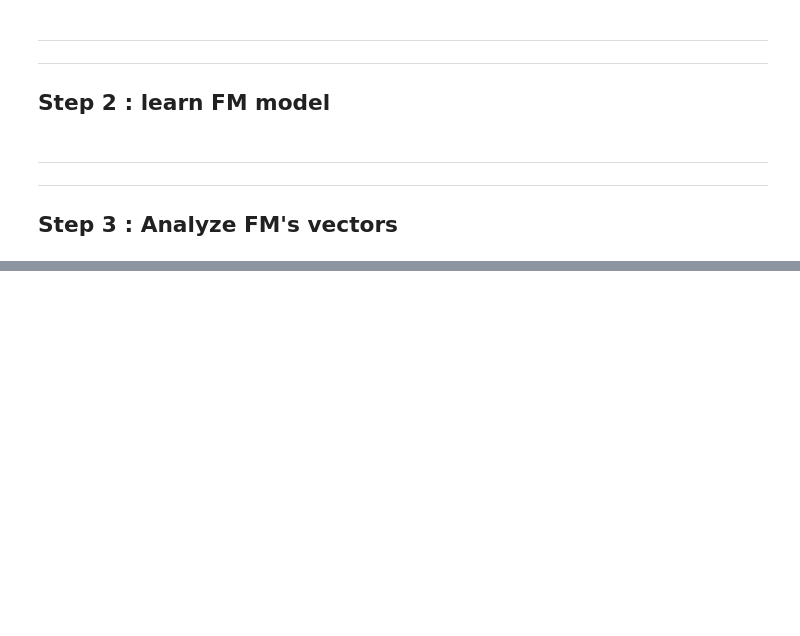
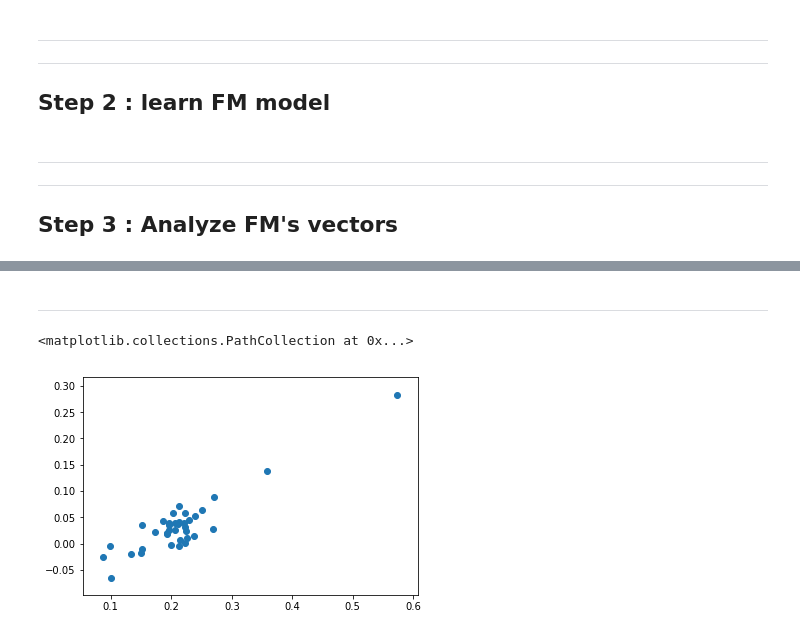
Before and after one commit to yoonkt200/recommender-system, a Jupyter notebook: factorization-machine/xlearn_results_analysis.ipynb, the cells around one changed output, grey strips where cells are left out. Cells and saved outputs as stored; diff of their text form; code cells hidden in the pictures; blank space fills up the shorter version.

```diff
--- a/factorization-machine/xlearn_results_analysis.ipynb
+++ b/factorization-machine/xlearn_results_analysis.ipynb
@@ -195,22 +208,3 @@ runner()
 -----
 -----
 ## Step 3 : Analyze FM's vectors
-# %%
-txt_path = './model.txt'
-
-w = list()
-v = list()
-with open(txt_path, 'r') as my_file:
-    lines = my_file.readlines()
-    for line in lines:
-        cut_line = line.strip().split(' ')
-        if len(cut_line) == 1:
-            w.append(cut_line[0])
-        elif len(cut_line) > 1:
-            v.append(cut_line)
-
-w = np.array(w).astype(np.float)
-v = np.array(v).astype(np.float)
-
-v_r = np.array(v).astype(np.float).ravel()
-v_ij = np.matmul(v, v.T).ravel()
@@ -218,0 +243,4 @@ ValueError: setting an array element with a sequence.
+# %%
+normal_w_0 = w_0
+normal_w_i = w_i
+normal_v_ik = v_ik
@@ -218,0 +323,18 @@ ValueError: setting an array element with a sequence.
+# %%
+normal_max_list = []
+normal_min_list = []
+for feature, vk in normal_v_ik.items():
+    vk_max = max(vk.keys(), key=(lambda k: vk[k]))
+    vk_min = min(vk.keys(), key=(lambda k: vk[k]))
+    normal_max_list.append(vk[vk_max])
+    normal_min_list.append(vk[vk_min])
+
+abnormal_max_list = []
+abnormal_min_list = []
+for feature, vk in abnormal_v_ik.items():
+    vk_max = max(vk.keys(), key=(lambda k: vk[k]))
+    vk_min = min(vk.keys(), key=(lambda k: vk[k]))
+    abnormal_max_list.append(vk[vk_max])
+    abnormal_min_list.append(vk[vk_min])
+# %% [markdown]
+-----
@@ -218,0 +345,5 @@ ValueError: setting an array element with a sequence.
+# %%
+plt.scatter(normal_max_list, normal_min_list)
+# %% [output]
+<matplotlib.collections.PathCollection at 0x...>
+[figure, added]
```
Also changed, not shown: parts of 15 cells of this notebook, 2 other files.
